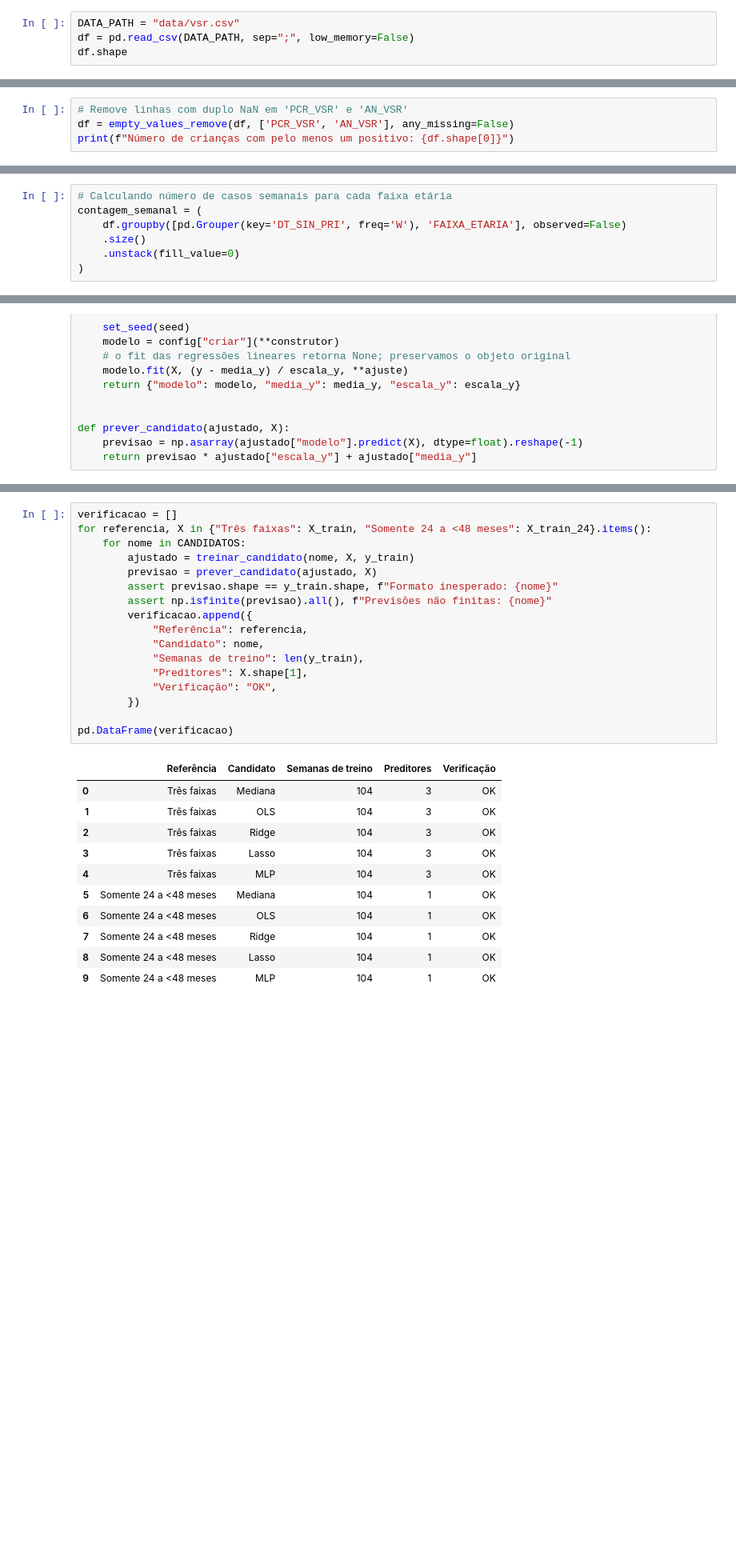
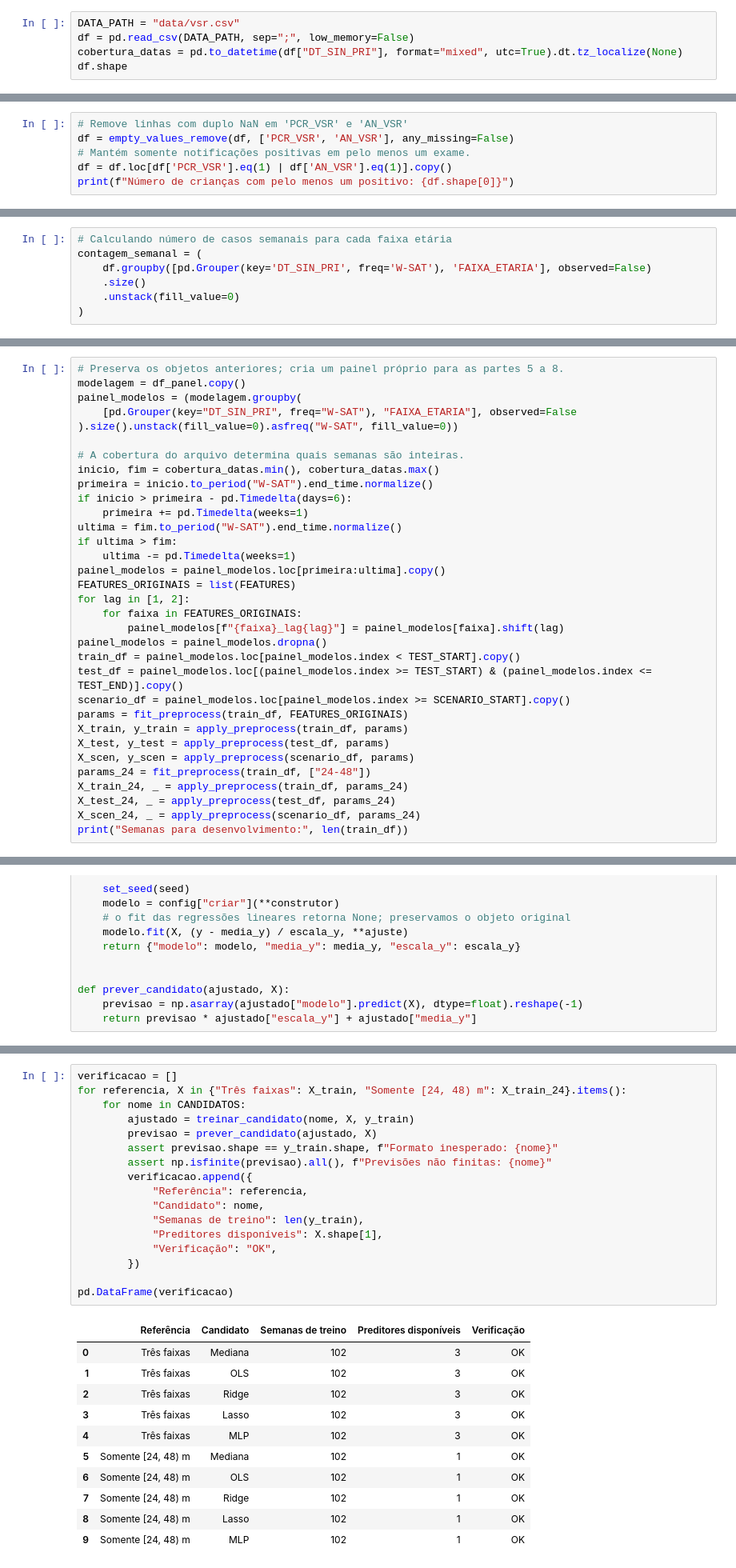
Before and after one commit to Machine-Learning-Name-in-progress/Regression-Pipeline, a Jupyter notebook: regression_pipeline.ipynb, the cells around one changed output, grey strips where cells are left out. Shown at 80% size. Saved outputs shown, nothing was run; the diff lists cells and outputs as text; blank space fills up the shorter version.

```diff
--- a/regression_pipeline.ipynb
+++ b/regression_pipeline.ipynb
@@ -55,6 +56,7 @@ Registros com idade ausente ou unidade inválida ficam fora do recorte. Uma cria
 # %%
 DATA_PATH = "data/vsr.csv"
 df = pd.read_csv(DATA_PATH, sep=";", low_memory=False)
+cobertura_datas = pd.to_datetime(df["DT_SIN_PRI"], format="mixed", utc=True).dt.tz_localize(None)
 df.shape
 # %% [output]
 (514225, 5)
@@ -145,6 +145,8 @@ Vamos selecionar apenas as linhas das crianças que tiveram resultado positivo e
 # %%
 # Remove linhas com duplo NaN em 'PCR_VSR' e 'AN_VSR'
 df = empty_values_remove(df, ['PCR_VSR', 'AN_VSR'], any_missing=False)
+# Mantém somente notificações positivas em pelo menos um exame.
+df = df.loc[df['PCR_VSR'].eq(1) | df['AN_VSR'].eq(1)].copy()
 print(f"Número de crianças com pelo menos um positivo: {df.shape[0]}")
 # %% [output]
 Número de crianças com pelo menos um positivo: 143505
@@ -228,7 +227,7 @@ df['FAIXA_ETARIA'] = pd.cut(
 # %%
 # Calculando número de casos semanais para cada faixa etária
 contagem_semanal = (
-    df.groupby([pd.Grouper(key='DT_SIN_PRI', freq='W'), 'FAIXA_ETARIA'], observed=False)
+    df.groupby([pd.Grouper(key='DT_SIN_PRI', freq='W-SAT'), 'FAIXA_ETARIA'], observed=False)
     .size()
     .unstack(fill_value=0)
 )
@@ -444,0 +452,33 @@ Usamos os modelos da biblioteca do grupo, incluindo o regressor neural já integ
+# %%
+# Preserva os objetos anteriores; cria um painel próprio para as partes 5 a 8.
+modelagem = df_panel.copy()
+painel_modelos = (modelagem.groupby(
+    [pd.Grouper(key="DT_SIN_PRI", freq="W-SAT"), "FAIXA_ETARIA"], observed=False
+).size().unstack(fill_value=0).asfreq("W-SAT", fill_value=0))
+
+# A cobertura do arquivo determina quais semanas são inteiras.
+inicio, fim = cobertura_datas.min(), cobertura_datas.max()
+primeira = inicio.to_period("W-SAT").end_time.normalize()
+if inicio > primeira - pd.Timedelta(days=6):
+    primeira += pd.Timedelta(weeks=1)
+ultima = fim.to_period("W-SAT").end_time.normalize()
+if ultima > fim:
+    ultima -= pd.Timedelta(weeks=1)
+painel_modelos = painel_modelos.loc[primeira:ultima].copy()
+FEATURES_ORIGINAIS = list(FEATURES)
+for lag in [1, 2]:
+    for faixa in FEATURES_ORIGINAIS:
+        painel_modelos[f"{faixa}_lag{lag}"] = painel_modelos[faixa].shift(lag)
+painel_modelos = painel_modelos.dropna()
+train_df = painel_modelos.loc[painel_modelos.index < TEST_START].copy()
+test_df = painel_modelos.loc[(painel_modelos.index >= TEST_START) & (painel_modelos.index <= TEST_END)].copy()
+scenario_df = painel_modelos.loc[painel_modelos.index >= SCENARIO_START].copy()
+params = fit_preprocess(train_df, FEATURES_ORIGINAIS)
+X_train, y_train = apply_preprocess(train_df, params)
+X_test, y_test = apply_preprocess(test_df, params)
+X_scen, y_scen = apply_preprocess(scenario_df, params)
+params_24 = fit_preprocess(train_df, ["24-48"])
+X_train_24, _ = apply_preprocess(train_df, params_24)
+X_test_24, _ = apply_preprocess(test_df, params_24)
+X_scen_24, _ = apply_preprocess(scenario_df, params_24)
+print("Semanas para desenvolvimento:", len(train_df))
@@ -569,30 +613,30 @@ A tabela abaixo verifica somente se cada candidato treina e produz uma previsão
 Na parte 6, para cada bloco temporal, executar `fit_preprocess` no treino do bloco, aplicar seus parâmetros ao treino e à validação, e chamar `treinar_candidato` com um estimador novo. Não reutilizar as matrizes padronizadas com todo `train_df` nos blocos internos. As funções aceitam configurações alternativas via `parametros_construtor` (MLP) e `parametros_ajuste` (Ridge/Lasso). A padronização do alvo já é recalculada a cada ajuste.
 # %%
 verificacao = []
-for referencia, X in {"Três faixas": X_train, "Somente 24 a <48 meses": X_train_24}.items():
+for referencia, X in {"Três faixas": X_train, "Somente [24, 48) m": X_train_24}.items():
     for nome in CANDIDATOS:
         ajustado = treinar_candidato(nome, X, y_train)
         previsao = prever_candidato(ajustado, X)
         assert previsao.shape == y_train.shape, f"Formato inesperado: {nome}"
         assert np.isfinite(previsao).all(), f"Previsões não finitas: {nome}"
         verificacao.append({
             "Referência": referencia,
             "Candidato": nome,
             "Semanas de treino": len(y_train),
-            "Preditores": X.shape[1],
+            "Preditores disponíveis": X.shape[1],
             "Verificação": "OK",
         })
 
 pd.DataFrame(verificacao)
 # %% [output]
-|  | Referência | Candidato | Semanas de treino | Preditores | Verificação |
-| 0 | Três faixas | Mediana | 104 | 3 | OK |
-| 1 | Três faixas | OLS | 104 | 3 | OK |
-| 2 | Três faixas | Ridge | 104 | 3 | OK |
-| 3 | Três faixas | Lasso | 104 | 3 | OK |
-| 4 | Três faixas | MLP | 104 | 3 | OK |
-| 5 | Somente 24 a <48 meses | Mediana | 104 | 1 | OK |
-| 6 | Somente 24 a <48 meses | OLS | 104 | 1 | OK |
-| 7 | Somente 24 a <48 meses | Ridge | 104 | 1 | OK |
-| 8 | Somente 24 a <48 meses | Lasso | 104 | 1 | OK |
-| 9 | Somente 24 a <48 meses | MLP | 104 | 1 | OK |
+|  | Referência | Candidato | Semanas de treino | Preditores disponíveis | Verificação |
+| 0 | Três faixas | Mediana | 102 | 3 | OK |
+| 1 | Três faixas | OLS | 102 | 3 | OK |
+| 2 | Três faixas | Ridge | 102 | 3 | OK |
+| 3 | Três faixas | Lasso | 102 | 3 | OK |
+| 4 | Três faixas | MLP | 102 | 3 | OK |
+| 5 | Somente [24, 48) m | Mediana | 102 | 1 | OK |
+| 6 | Somente [24, 48) m | OLS | 102 | 1 | OK |
+| 7 | Somente [24, 48) m | Ridge | 102 | 1 | OK |
+| 8 | Somente [24, 48) m | Lasso | 102 | 1 | OK |
+| 9 | Somente [24, 48) m | MLP | 102 | 1 | OK |
```
Also changed, not shown: parts of 61 cells of this notebook, 3 other files.
